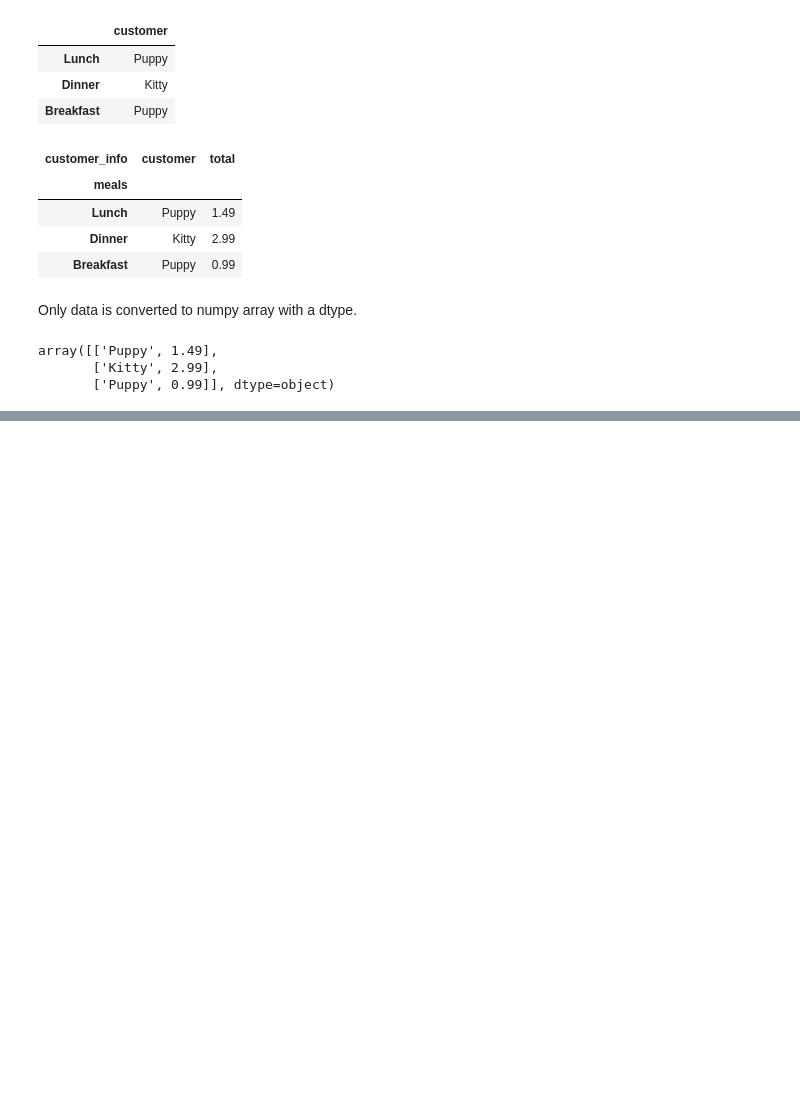
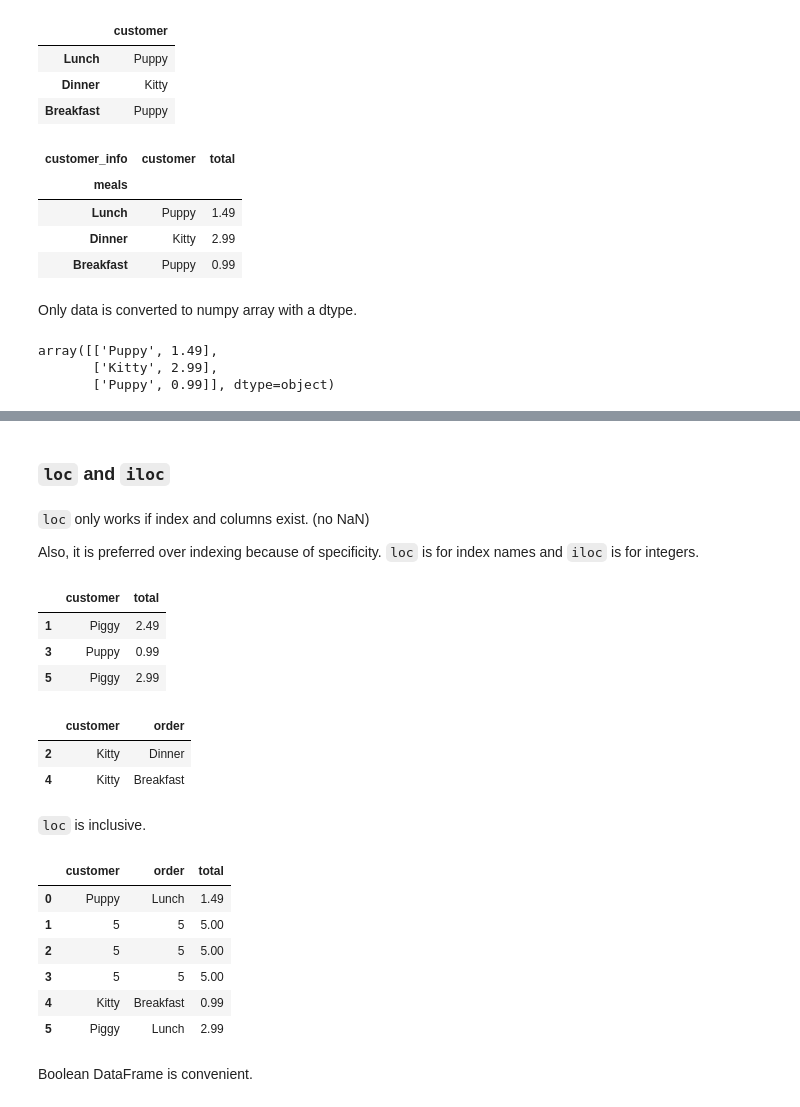
Before and after one commit to galopyz/goldfish, a Jupyter notebook: pandas.ipynb, the cells around one changed output, grey strips where cells are left out. Saved outputs shown, nothing was run; the diff lists cells and outputs as text; code cells hidden in the pictures; blank space fills up the shorter version.

```diff
--- a/pandas.ipynb
+++ b/pandas.ipynb
@@ -270,0 +375,34 @@ array([['Puppy', 1.49],
+# %% [markdown]
+### `loc` and `iloc`
+# %% [markdown]
+`loc` only works if index and columns exist. (no NaN)
+
+Also, it is preferred over indexing because of specificity. `loc` is for index names and `iloc` is for integers.
+# %%
+df.loc[[1, 3, 5], ['customer', 'total']]
+# %% [output]
+|  | customer | total |
+| 1 | Piggy | 2.49 |
+| 3 | Puppy | 0.99 |
+| 5 | Piggy | 2.99 |
+# %%
+df.iloc[[2,4], [0,1]]
+# %% [output]
+|  | customer | order |
+| 2 | Kitty | Dinner |
+| 4 | Kitty | Breakfast |
+# %% [markdown]
+`loc` is inclusive.
+# %%
+df.loc[1:3] = 5
+df
+# %% [output]
+|  | customer | order | total |
+| 0 | Puppy | Lunch | 1.49 |
+| 1 | 5 | 5 | 5.00 |
+| 2 | 5 | 5 | 5.00 |
+| 3 | 5 | 5 | 5.00 |
+| 4 | Kitty | Breakfast | 0.99 |
+| 5 | Piggy | Lunch | 2.99 |
+# %% [markdown]
+Boolean DataFrame is convenient.
```
Also changed, not shown: parts of 34 cells of this notebook.
